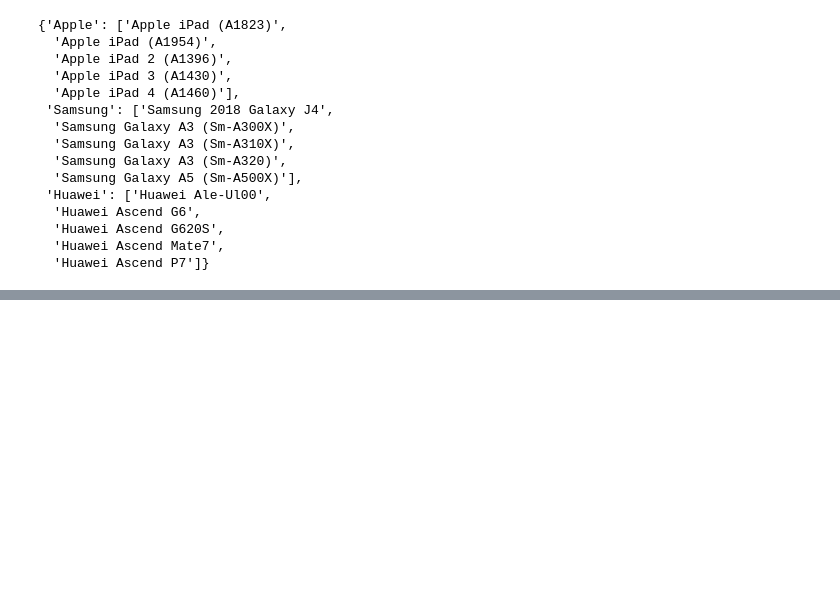
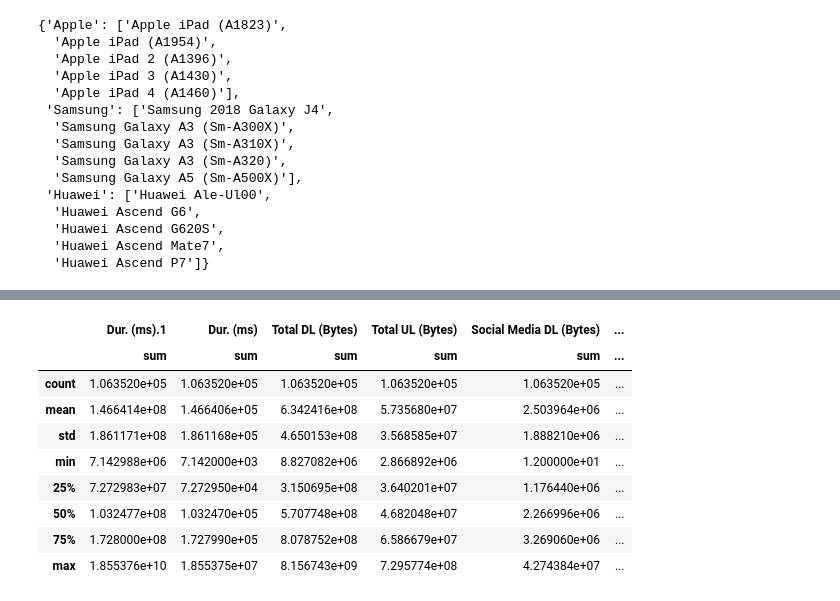
Before and after one commit to celine-kanagwa/Telco_analysis, a Jupyter notebook: Notebook/Untitled.ipynb, the cells around one changed output, grey strips where cells are left out. Drawn from its saved outputs; the diff is of its cells as text; code cells hidden in the pictures; blank space fills up the shorter version.

Commit message:
Task 1.1 user behavior

```diff
--- a/Notebook/Untitled.ipynb
+++ b/Notebook/Untitled.ipynb
@@ -260,0 +270,19 @@ advanced_groupby(clean_data,'Handset Manufacturer','Handset Type',3,5)
+# %%
+User_info = ['Dur. (ms).1','Dur. (ms)','Total DL (Bytes)','Total UL (Bytes)','Social Media DL (Bytes)', 'Social Media UL (Bytes)','Google DL (Bytes)','Google UL (Bytes)','Email DL (Bytes)','Email UL (Bytes)','Youtube DL (Bytes)','Youtube UL (Bytes)','Netflix DL (Bytes)','Netflix UL (Bytes)','Gaming DL (Bytes)', 'Gaming UL (Bytes)']
+#User_info
+# %%
+User_info_behavior = clean_data.groupby(['MSISDN/Number'])[User_info].agg(['sum'])
+#MSISDN/Number:MS International PSTN/ISDN Number of mobile - customer number
+# %%
+User_info_behavior.describe()
+# %% [output]
+|  | Dur. (ms).1 | Dur. (ms) | Total DL (Bytes) | Total UL (Bytes) | Social Media DL (Bytes) | ... |
+|  | sum | sum | sum | sum | sum | ... |
+| count | 1.063520e+05 | 1.063520e+05 | 1.063520e+05 | 1.063520e+05 | 1.063520e+05 | ... |
+| mean | 1.466414e+08 | 1.466406e+05 | 6.342416e+08 | 5.735680e+07 | 2.503964e+06 | ... |
+| std | 1.861171e+08 | 1.861168e+05 | 4.650153e+08 | 3.568585e+07 | 1.888210e+06 | ... |
+| min | 7.142988e+06 | 7.142000e+03 | 8.827082e+06 | 2.866892e+06 | 1.200000e+01 | ... |
+| 25% | 7.272983e+07 | 7.272950e+04 | 3.150695e+08 | 3.640201e+07 | 1.176440e+06 | ... |
+| 50% | 1.032477e+08 | 1.032470e+05 | 5.707748e+08 | 4.682048e+07 | 2.266996e+06 | ... |
+| 75% | 1.728000e+08 | 1.727990e+05 | 8.078752e+08 | 6.586679e+07 | 3.269060e+06 | ... |
+| max | 1.855376e+10 | 1.855375e+07 | 8.156743e+09 | 7.295774e+08 | 4.274384e+07 | ... |
```
Also changed, not shown: parts of 4 cells of this notebook.
